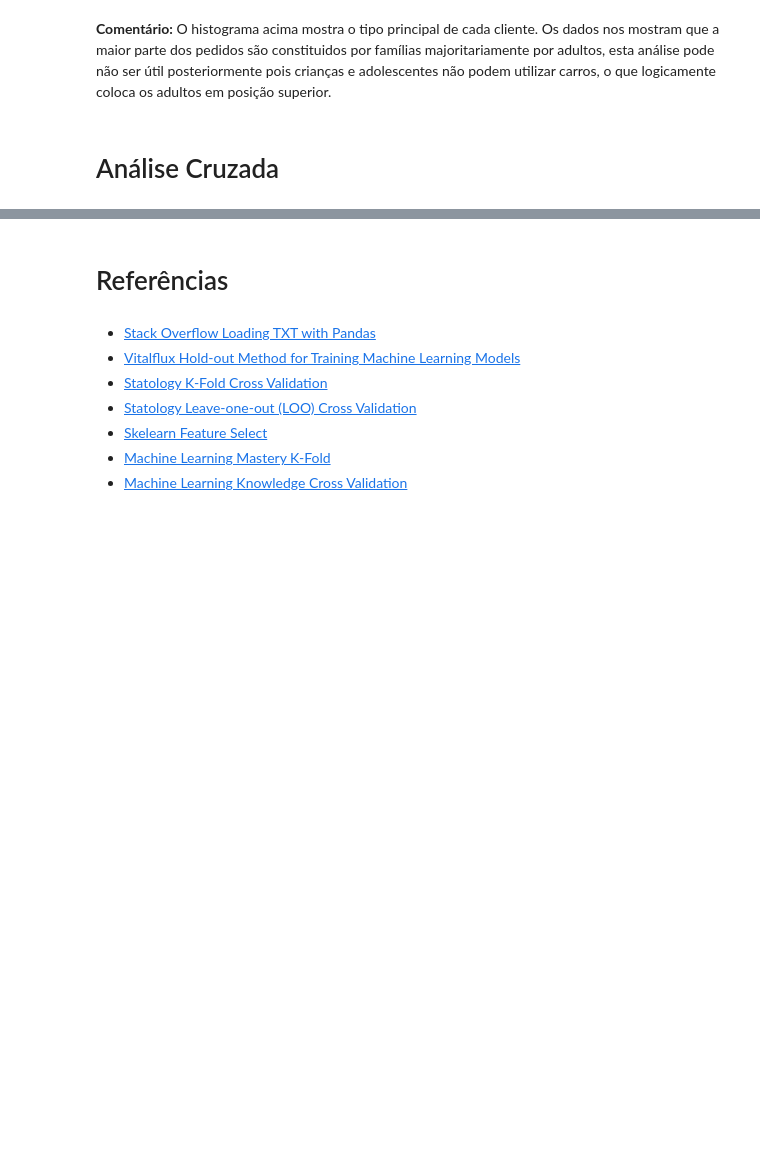
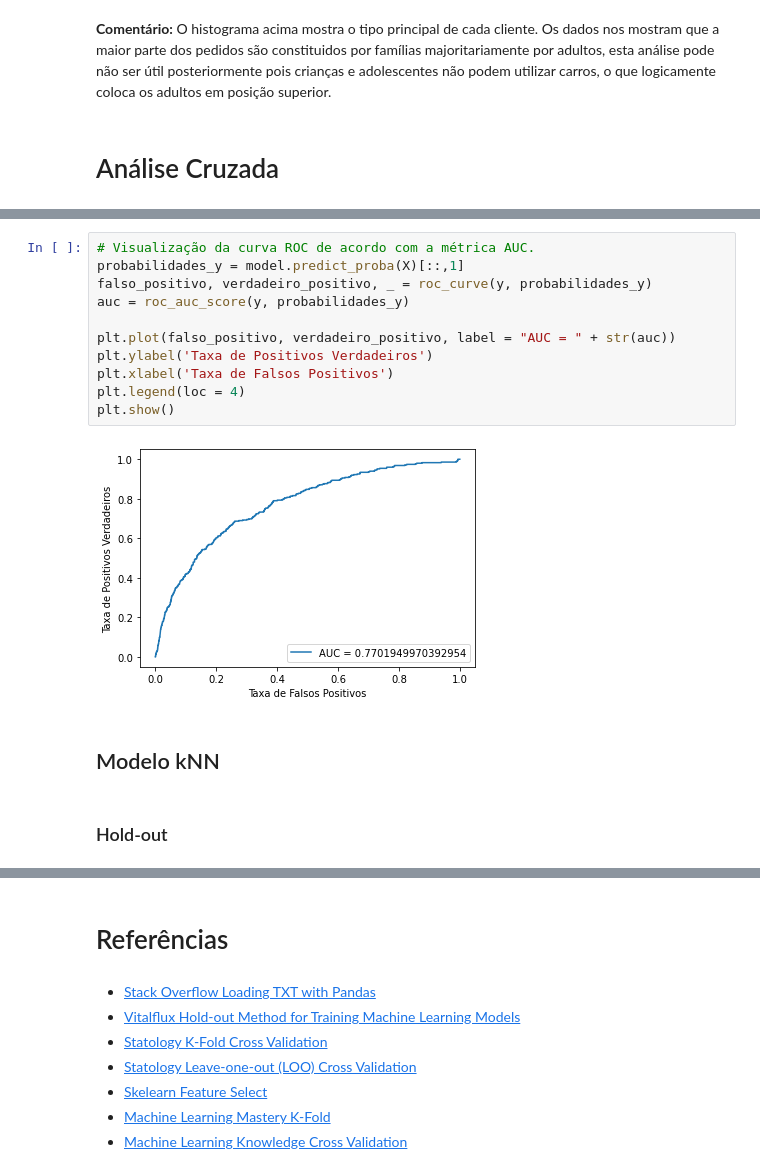
Before and after one commit to Barbomat/AD-Avaliacao-C3-Neumann-Software, a Jupyter notebook: Avalicação C3 - Neumann Software.ipynb, the cells around one changed output, grey strips where cells are left out. Cells and saved outputs as stored; diff of their text form; blank space fills up the shorter version.

```diff
--- a/Avalicação C3 - Neumann Software.ipynb
+++ b/Avalicação C3 - Neumann Software.ipynb
@@ -135,0 +290,17 @@ dataValidacao[4].plot.hist(bins=24)
+# %%
+# Visualização da curva ROC de acordo com a métrica AUC.
+probabilidades_y = model.predict_proba(X)[::,1]
+falso_positivo, verdadeiro_positivo, _ = roc_curve(y, probabilidades_y)
+auc = roc_auc_score(y, probabilidades_y)
+
+plt.plot(falso_positivo, verdadeiro_positivo, label = "AUC = " + str(auc))
+plt.ylabel('Taxa de Positivos Verdadeiros')
+plt.xlabel('Taxa de Falsos Positivos')
+plt.legend(loc = 4)
+plt.show()
+# %% [output]
+[figure, added]
+# %% [markdown]
+## Modelo kNN
+# %% [markdown]
+### Hold-out
```
Also changed, not shown: parts of 52 cells of this notebook.
